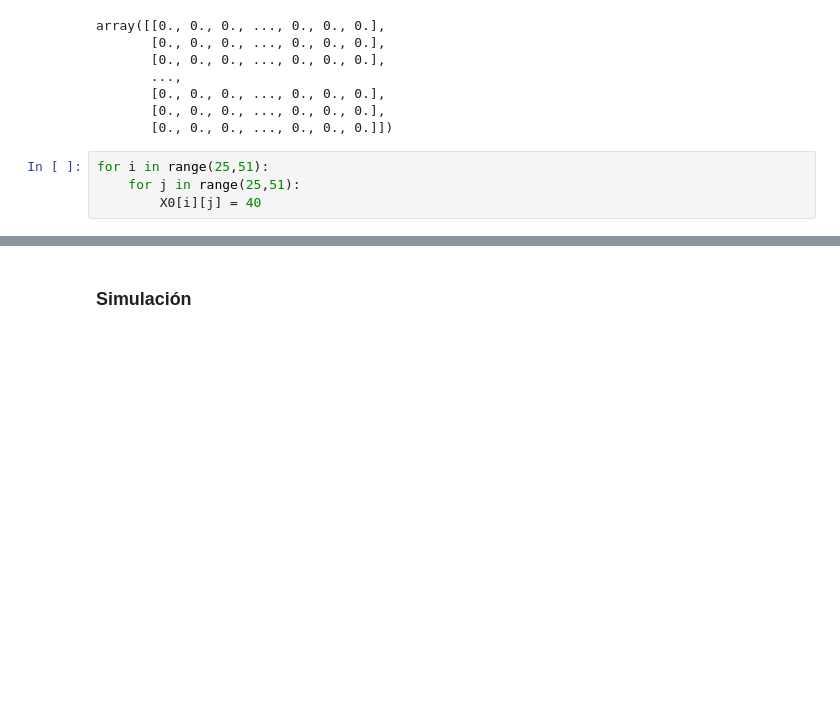
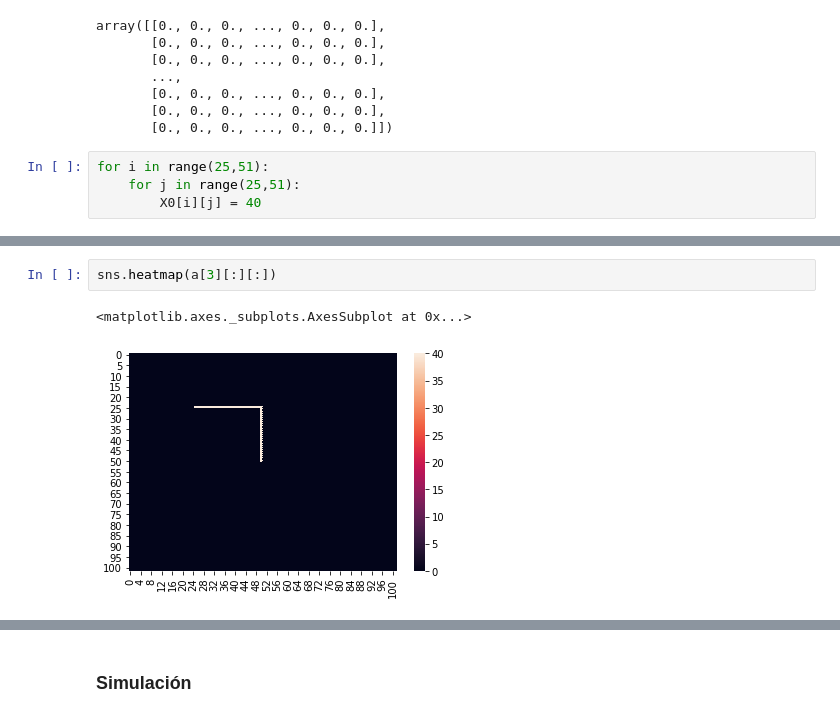
Before and after one commit to AdrianoValdesGomez/Selected-Topics-in-Biophysics, a Jupyter notebook: Notebooks/Gillespie Algorithm (Extension to anisotropic environments).ipynb, the cells around one changed output, grey strips where cells are left out. Saved outputs shown, nothing was run; the diff lists cells and outputs as text; blank space fills up the shorter version.

```diff
--- a/Notebooks/Gillespie Algorithm (Extension to anisotropic environments).ipynb
+++ b/Notebooks/Gillespie Algorithm (Extension to anisotropic environments).ipynb
@@ -365,0 +455,5 @@ sns.heatmap(X0[1:101][1:101])
+# %%
+sns.heatmap(a[3][:][:])
+# %% [output]
+<matplotlib.axes._subplots.AxesSubplot at 0x...>
+[figure, added]
```
Also changed, not shown: parts of 69 cells of this notebook.
